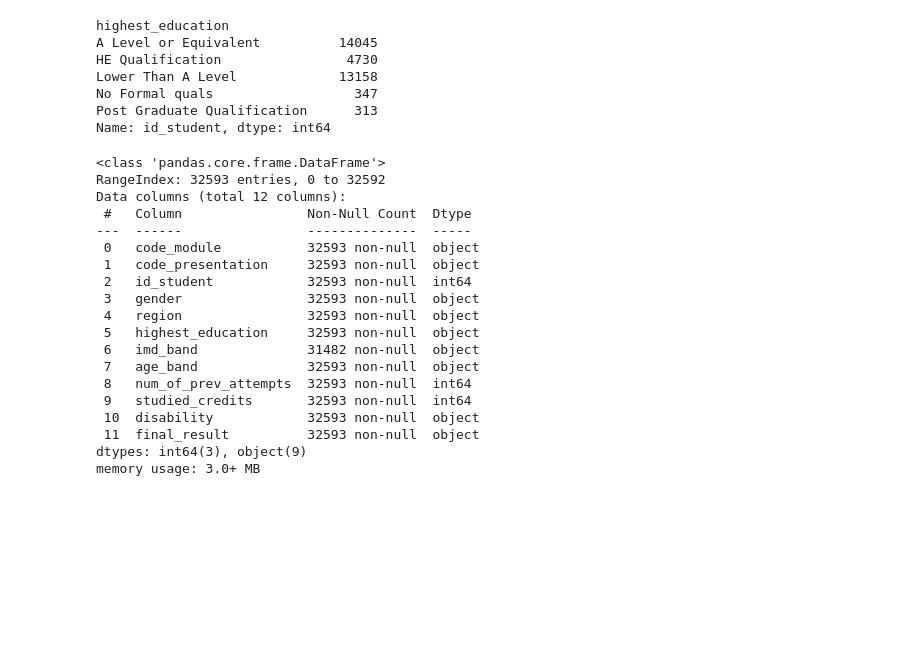
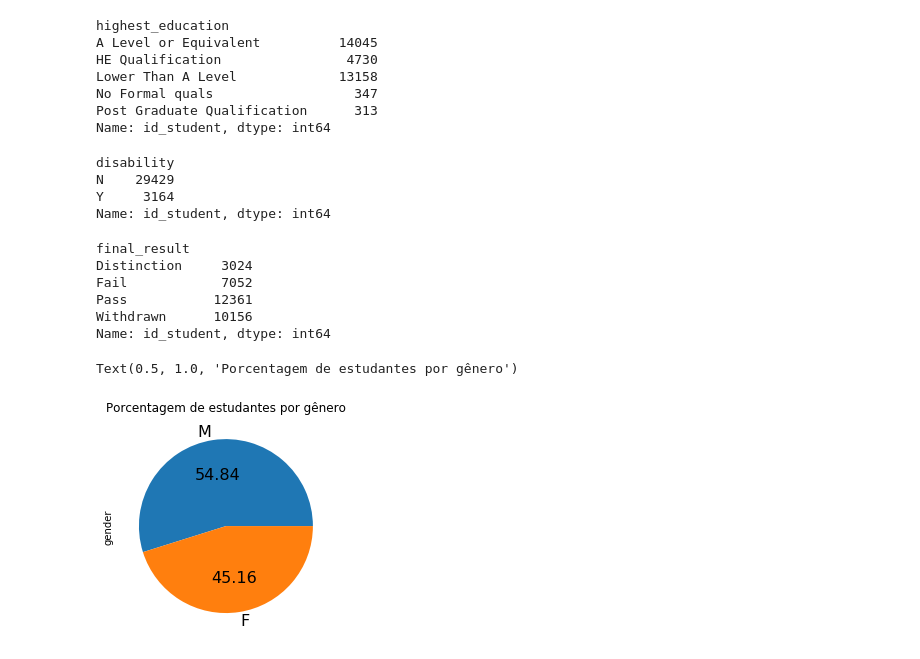
Before and after one commit to augustonogueira/DesafioTrybeLDA, a Jupyter notebook: Resolução do Case.ipynb, the cells around one changed output. Drawn from its saved outputs; the diff is of its cells as text; code cells hidden in the pictures; blank space fills up the shorter version.

```diff
--- a/Resolução do Case.ipynb
+++ b/Resolução do Case.ipynb
@@ -130,25 +214,27 @@ Lower Than A Level             13158
 No Formal quals                  347
 Post Graduate Qualification      313
 Name: id_student, dtype: int64
-# %%
-stdinfo_df.info()
-# %% [output]
-<class 'pandas.core.frame.DataFrame'>
-RangeIndex: 32593 entries, 0 to 32592
-Data columns (total 12 columns):
- #   Column                Non-Null Count  Dtype
----  ------                --------------  -----
- 0   code_module           32593 non-null  object
- 1   code_presentation     32593 non-null  object
- 2   id_student            32593 non-null  int64
- 3   gender                32593 non-null  object
- 4   region                32593 non-null  object
- 5   highest_education     32593 non-null  object
- 6   imd_band              31482 non-null  object
- 7   age_band              32593 non-null  object
- 8   num_of_prev_attempts  32593 non-null  int64
- 9   studied_credits       32593 non-null  int64
- 10  disability            32593 non-null  object
- 11  final_result          32593 non-null  object
-dtypes: int64(3), object(9)
-memory usage: 3.0+ MB
+# %%
+stdinfo_df.groupby('disability')['id_student'].count()
+# %% [output]
+disability
+N    29429
+Y     3164
+Name: id_student, dtype: int64
+# %%
+stdinfo_df.groupby('final_result')['id_student'].count()
+# %% [output]
+final_result
+Distinction     3024
+Fail            7052
+Pass           12361
+Withdrawn      10156
+Name: id_student, dtype: int64
+# %%
+plt.figure()
+g = stdinfo_df.gender.value_counts()/len(stdinfo_df)
+g.plot.pie(autopct='%.2f', fontsize=16)
+plt.title('Porcentagem de estudantes por gênero')
+# %% [output]
+Text(0.5, 1.0, 'Porcentagem de estudantes por gênero')
+[figure, added]
```
Also changed, not shown: parts of 27 cells of this notebook.
